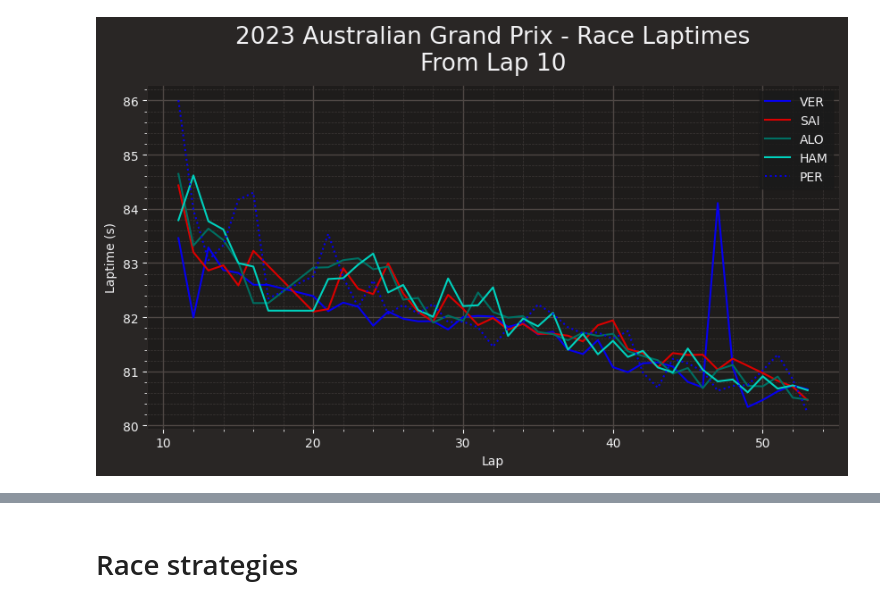
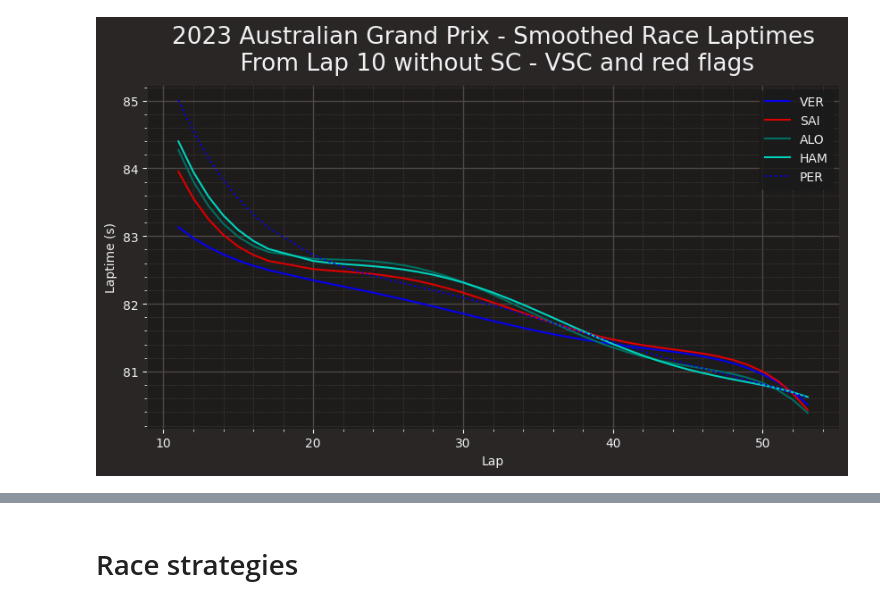
Before and after one commit to Rick8998/Australia2023F1, a Jupyter notebook: SessionAnalysis/race.ipynb, the cells around one changed output, grey strips where cells are left out. Cells and saved outputs as stored; diff of their text form; code cells hidden in the pictures.

```diff
--- a/SessionAnalysis/race.ipynb
+++ b/SessionAnalysis/race.ipynb
@@ -0,0 +1,23 @@
+# %%
+import fastf1 as ff1
+import pandas as pd
+from fastf1 import utils
+from matplotlib import pyplot as plt
+from fastf1 import plotting
+from matplotlib.patches import Rectangle
+import numpy as np
+
+ff1.Cache.enable_cache('2023Australia')
+race = ff1.get_session(2023, 'Astralia', 'R')
+race_laps = race.load_laps(with_telemetry=True)
+race.load()
+stint = 2
+
+race_laps['LapTimeSeconds'] = race_laps['LapTime'].dt.total_seconds()
+race_laps = race_laps.loc[(race_laps['PitOutTime'].isnull() & race_laps['PitInTime'].isnull()) ]
+#& race_laps['LapNumber'].between(11, 58, inclusive = True)
+race_laps = race_laps.loc[((race_laps['Driver'] == "VER")  ) |
+                          ((race_laps['Driver'] == "SAI")  ) |
+                          ((race_laps['Driver'] == "ALO")  ) |
+                          ((race_laps['Driver'] == "PER")  ) |
+                          ((race_laps['Driver'] == "HAM")  ) ]
@@ -23,46 +152,46 @@ race_laps = race_laps.loc[((race_laps['Driver'] == "VER")  & (race_laps['IsAccur
 # %%
 drivers_to_visualize = pd.unique(race_laps.Driver)
 
-
 # To make sure we won't get any equally styled lines when comparing teammates
 visualized_teams = []
-
+ff1.plotting.setup_mpl()
 # Make plot a bit bigger
 plt.rcParams['figure.figsize'] = [10, 5]
 
 # Create 2 subplots (1 for the boxplot, 1 for the lap-by-lap comparison)
 fig, ax = plt.subplots()
 # Lap-by-lap longrun comparison
 for driver in drivers_to_visualize:
-    driver_laps = race_laps.pick_driver(driver)[['LapNumber', 'LapTimeSeconds', 'Team', 'TyreLife']]
+    driver_laps = race_laps.pick_driver(driver)[['LapNumber', 'LapTimeSeconds', 'Team']]
 
     # Select all the laps from that driver
     driver_laps = driver_laps.dropna()
 
     # Extract the team for coloring purploses
     team = pd.unique(driver_laps['Team'])[0]
 
     # X-coordinate is the lap number
     x = driver_laps['LapNumber']
 
     # Y-coordinate a smoothed line between all the laptimes
-    y = seconds=driver_laps['LapTimeSeconds']
+    #y = seconds=driver_laps['LapTimeSeconds']
+    poly = np.polyfit(driver_laps['LapNumber'], driver_laps['LapTimeSeconds'], 5)
+    y_poly = np.poly1d(poly)(driver_laps['LapNumber'])
 
     # Make sure that two teammates don't get the same line style
     linestyle = '-' if team not in visualized_teams else ':'
 
     # Plot the data
-    ax.plot(x, y, label=driver, color=ff1.plotting.team_color(team), linestyle=linestyle)
+    ax.plot(x, y_poly, label=driver, color=ff1.plotting.team_color(team), linestyle=linestyle)
 
     # Append labels
     ax.set(ylabel = 'Laptime (s)')
     ax.set(xlabel = 'Lap')
 
     # Set title
-    ax.set_title(f"{race.event.year} {race.event.EventName} - {race.name} Laptimes\nFrom Lap 10")
-
+    ax.set_title(f"{race.event.year} {race.event.EventName} - Smoothed {race.name} Laptimes\n From Lap 10 without SC - VSC and red flags")
     # Generate legend
     ax.legend()
     visualized_teams.append(team)
 # %% [output]
-[figure, old version]
+[figure, new version]
```
Also changed, not shown: parts of 3 cells of this notebook, 1 other file.
